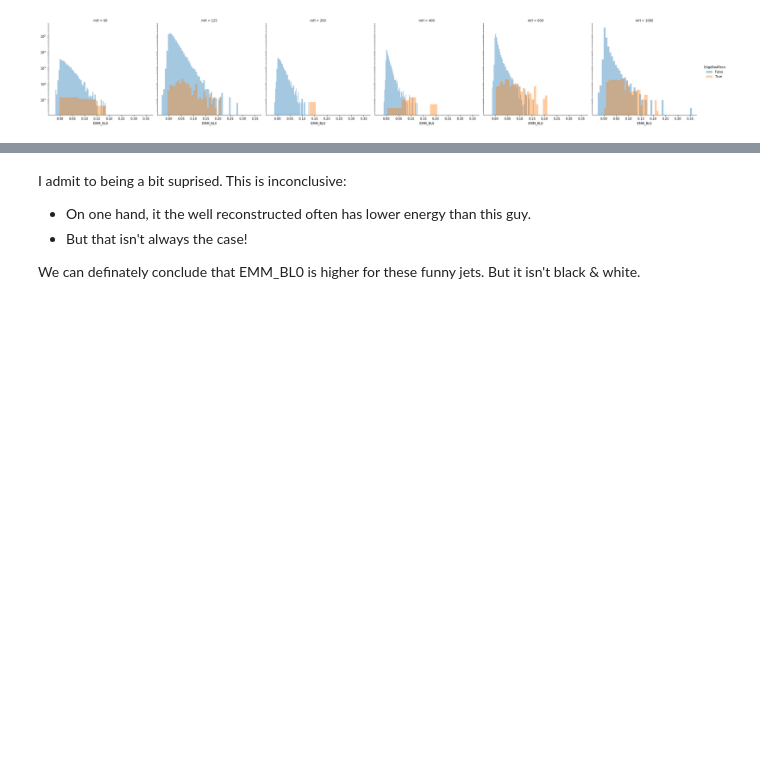
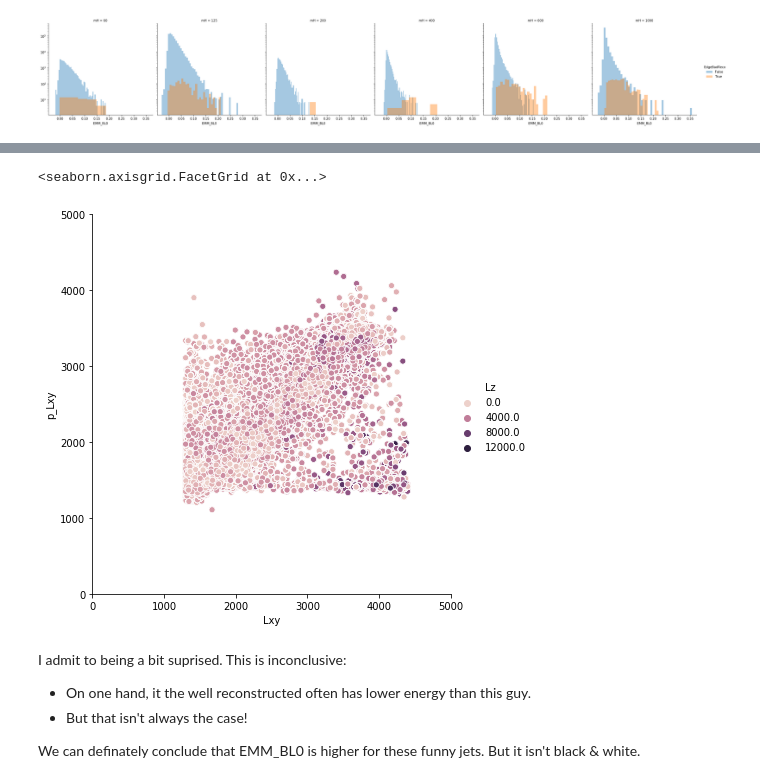
Before and after one commit to gordonwatts/calratio-perjet-training, a Jupyter notebook: notebooks/Decay Position Explorations.ipynb, the cells around one changed output, grey strips where cells are left out. Drawn from its saved outputs; the diff is of its cells as text; code cells hidden in the pictures; blank space fills up the shorter version.

```diff
--- a/notebooks/Decay Position Explorations.ipynb
+++ b/notebooks/Decay Position Explorations.ipynb
@@ -334,3 +346,10 @@ g.add_legend()
+# %%
+mass_comparison = sns.relplot(x='Lxy', y='p_Lxy', kind='scatter', hue='Lz', data=all_testing_jets, height=6, aspect=1)
+mass_comparison.set(ylim=(0.0, 5000.0))
+mass_comparison.set(xlim=(0.0, 5000.0))
+# %% [output]
+<seaborn.axisgrid.FacetGrid at 0x...>
+[figure, added]
 # %% [markdown]
 I admit to being a bit suprised. This is inconclusive:
 
```
Also changed, not shown: parts of 2 cells of this notebook.
